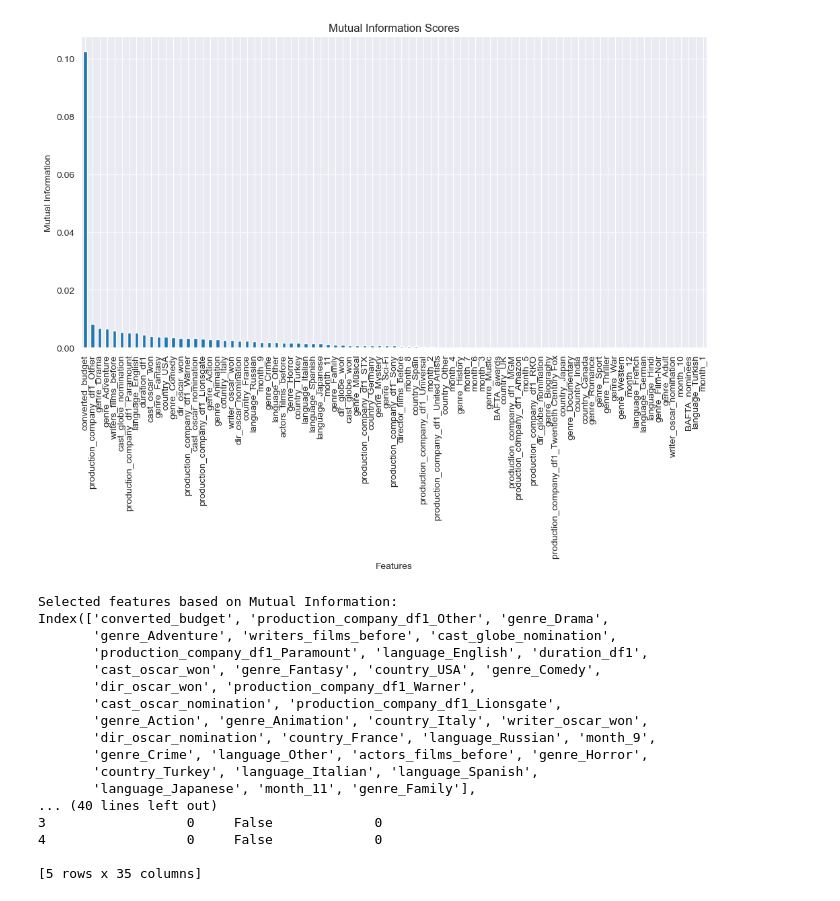
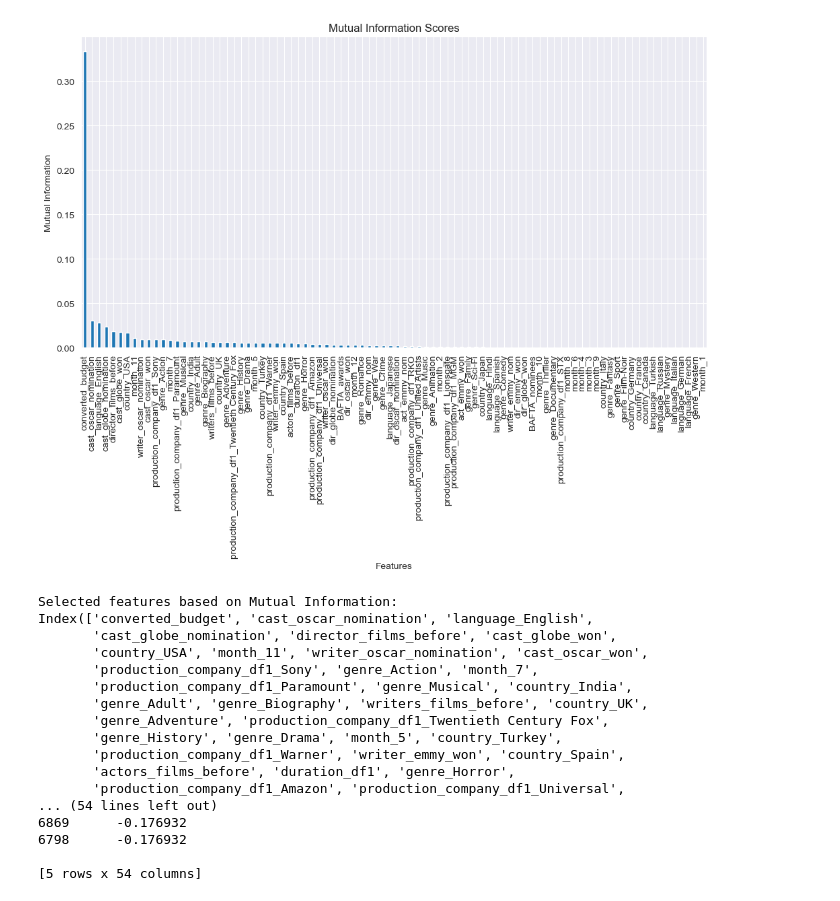
Before and after one commit to AndreaRuggieri/DMML, a Jupyter notebook: Preprocessing/cleaned_test.ipynb, the cells around one changed output. Saved outputs shown, nothing was run; the diff lists cells and outputs as text; code cells hidden in the pictures.

```diff
--- a/Preprocessing/cleaned_test.ipynb
+++ b/Preprocessing/cleaned_test.ipynb
@@ -46,7 +99,7 @@ columns_to_keep = [
     'BAFTA_nominees','BAFTA_awards',
     'writer_oscar_won', 'cast_oscar_nomination', 'cast_oscar_won',
     'dir_globe_nomination', 'dir_globe_won', 'production_company_df1',
-    'cast_globe_nomination', 'cast_globe_won','actors_films_before','director_films_before', 'writers_films_before','revenue_cluster'
+    'cast_globe_nomination', 'cast_globe_won','actors_films_before','director_films_before', 'writers_films_before','revenue_cluster','dir_emmy_nom','dir_emmy_won','writer_emmy_won','writer_emmy_nom','act_emmy_nom','act_emmy_won'
 ]
 
 df_selected = df[columns_to_keep].dropna()
@@ -116,12 +169,12 @@ class_counts = y_train.value_counts()
 second_most_common_count = class_counts.nlargest(2).iloc[-1]
 
 # Applica l'undersampling sulla classe maggioritaria riducendo al numero della seconda classe più numerosa
-rus = RandomUnderSampler(sampling_strategy={class_counts.idxmax(): second_most_common_count}, random_state=42)
-X_train_resampled, y_train_resampled = rus.fit_resample(X_train, y_train)
+#rus = RandomUnderSampler(sampling_strategy={class_counts.idxmax(): second_most_common_count}, random_state=42)
+#X_train_resampled, y_train_resampled = rus.fit_resample(X_train, y_train)
 
 # Applica SMOTENC solo sui dati di training dopo l'undersampling
-smote_nc = SMOTENC(categorical_features=categorical_features, random_state=42)
-X_train_resampled, y_train_resampled = smote_nc.fit_resample(X_train_resampled, y_train_resampled)
-
+#smote_nc = SMOTENC(categorical_features=categorical_features, random_state=42)
+#X_train_resampled, y_train_resampled = smote_nc.fit_resample(X_train_resampled, y_train_resampled)
+X_train_resampled, y_train_resampled = X_train, y_train
 print(X_train_resampled.head())
 # %% [output]
@@ -166,8 +219,8 @@ X_test = multi_value_one_hot(X_test, 'country')
 X_test = multi_value_one_hot(X_test, 'production_company_df1')
 
 # Rimuovi le colonne originali 'genre', 'language', 'country' e 'production_company_df1'
-X_train_resampled.drop(columns=['language', 'country', 'production_company_df1'], inplace=True)
-X_test.drop(columns=['language', 'country', 'production_company_df1'], inplace=True)
+X_train_resampled.drop(columns=['language', 'country', 'production_company_df1','country_Other','language_Other','production_company_df1_Other'], inplace=True)
+X_test.drop(columns=['language', 'country', 'production_company_df1','country_Other','language_Other','production_company_df1_Other'], inplace=True)
 
 # Rimuovi righe con NaN nella colonna 'converted_budget'
 #df_selected = df_selected.dropna(subset=['converted_budget'])
@@ -183,9 +236,23 @@ numerical_columns = ['duration_df1', 'converted_budget',
                      'dir_globe_nomination', 'dir_globe_won',
                      'cast_globe_nomination', 'cast_globe_won',
                      'BAFTA_nominees','BAFTA_awards',
-                     'actors_films_before', 'director_films_before', 'writers_films_before']
+                     'actors_films_before', 'director_films_before', 'writers_films_before',
+                     'dir_emmy_nom','dir_emmy_won','writer_emmy_won','writer_emmy_nom','act_emmy_nom','act_emmy_won']
+
+lambdas_train = {}
+lambdas_test = {}
+for col in numerical_columns:
+    print(col)
+    # La trasformazione di Box-Cox richiede valori positivi, aggiungi 1 se ci sono zeri o negativi
+    X_train_resampled[col], lambdas_train[col] = stats.boxcox(X_train_resampled[col] + 1)
+    X_test[col], lambdas_test[col] = stats.boxcox(X_test[col] + 1)
+
+scaler = StandardScaler()
+
+# Adatta lo scaler solo al training set e poi trasforma sia il training set che il test set
 X_train_resampled[numerical_columns] = scaler.fit_transform(X_train_resampled[numerical_columns])
-X_test[numerical_columns] = scaler.fit_transform(X_test[numerical_columns])
+X_test[numerical_columns] = scaler.transform(X_test[numerical_columns])
+
 
 X_train_resampled, X_test = X_train_resampled.align(X_test, join='outer', axis=1, fill_value=0)
 
@@ -230,59 +297,67 @@ X_train = multi_value_one_hot(X_train, 'country')
 X_train = multi_value_one_hot(X_train, 'production_company_df1')
 
 # Rimuovi le colonne originali 'genre', 'language', 'country' e 'production_company_df1'
-X_train.drop(columns=['language', 'country', 'production_company_df1'], inplace=True)
+X_train.drop(columns=['language', 'country', 'production_company_df1','country_Other','language_Other','production_company_df1_Other'], inplace=True)
 
 # Rimuovi righe con NaN nella colonna 'converted_budget'
 X_train = X_train.dropna(subset=['converted_budget'])
 
+lambdas = {}
+for col in numerical_columns:
+    # La trasformazione di Box-Cox richiede valori positivi, aggiungi 1 se ci sono zeri o negativi
+    X_train[col], lambdas[col] = stats.boxcox(X_train[col] + 1)
+scaler = StandardScaler()
+
+# Adatta lo scaler solo al training set e poi trasforma sia il training set che il test set
+X_train[numerical_columns] = scaler.fit_transform(X_train[numerical_columns])
 
 # Calcola la mutual information tra ogni feature e la variabile target
 mi = mutual_info_classif(X_train, y_train, discrete_features='auto', random_state=42)
 
 # Crea un DataFrame per visualizzare i punteggi
 mi_scores = pd.Series(mi, index=X_train.columns).sort_values(ascending=False)
 
 # Traccia un grafico dei punteggi di mutual information
 plt.figure(figsize=(12, 6))
 mi_scores.plot(kind='bar')
 plt.title('Mutual Information Scores')
 plt.ylabel('Mutual Information')
 plt.xlabel('Features')
 plt.show()
 
 # Identifica il punto di taglio (puoi osservare il grafico per trovare un calo significativo)
 threshold = 0.001  # Esempio di soglia, puoi modificare in base al grafico
 
 # Seleziona le feature con punteggi di mutual information sopra la soglia
 selected_features_mi = mi_scores[mi_scores > threshold].index
 print("Selected features based on Mutual Information:")
 print(selected_features_mi)
 
 
 X_train_resampled = X_train_resampled[selected_features_mi.to_list()]
 X_test = X_test[selected_features_mi.to_list()]
 
 # Verifica del risultato
 print(X_train_resampled.head())
 # %% [output]
-[figure, old version]
+[figure, new version]
 Selected features based on Mutual Information:
-Index(['converted_budget', 'production_company_df1_Other', 'genre_Drama',
-       'genre_Adventure', 'writers_films_before', 'cast_globe_nomination',
-       'production_company_df1_Paramount', 'language_English', 'duration_df1',
-       'cast_oscar_won', 'genre_Fantasy', 'country_USA', 'genre_Comedy',
-       'dir_oscar_won', 'production_company_df1_Warner',
-       'cast_oscar_nomination', 'production_company_df1_Lionsgate',
-       'genre_Action', 'genre_Animation', 'country_Italy', 'writer_oscar_won',
-       'dir_oscar_nomination', 'country_France', 'language_Russian', 'month_9',
-       'genre_Crime', 'language_Other', 'actors_films_before', 'genre_Horror',
-       'country_Turkey', 'language_Italian', 'language_Spanish',
-       'language_Japanese', 'month_11', 'genre_Family'],
-... (40 lines left out)
-3                  0     False             0
-4                  0     False             0
+Index(['converted_budget', 'cast_oscar_nomination', 'language_English',
+       'cast_globe_nomination', 'director_films_before', 'cast_globe_won',
+       'country_USA', 'month_11', 'writer_oscar_nomination', 'cast_oscar_won',
+       'production_company_df1_Sony', 'genre_Action', 'month_7',
+       'production_company_df1_Paramount', 'genre_Musical', 'country_India',
+       'genre_Adult', 'genre_Biography', 'writers_films_before', 'country_UK',
+       'genre_Adventure', 'production_company_df1_Twentieth Century Fox',
+       'genre_History', 'genre_Drama', 'month_5', 'country_Turkey',
+       'production_company_df1_Warner', 'writer_emmy_won', 'country_Spain',
+       'actors_films_before', 'duration_df1', 'genre_Horror',
+       'production_company_df1_Amazon', 'production_company_df1_Universal',
+... (54 lines left out)
+6869      -0.176932
+6798      -0.176932
 
-[5 rows x 35 columns]
+[5 rows x 54 columns]
 # %%
 
 # Addestra il modello Random Forest
```
Also changed, not shown: parts of 13 cells of this notebook, 6 other files.
